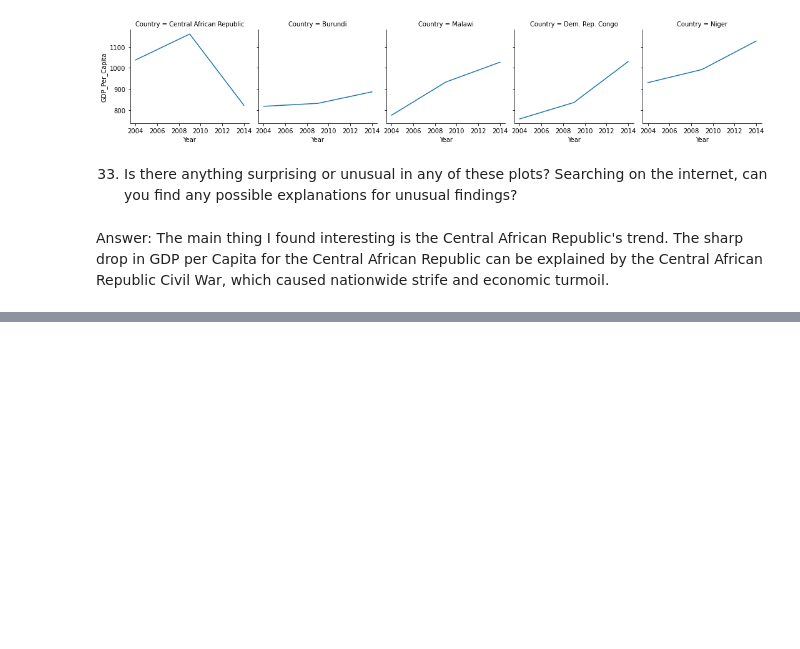
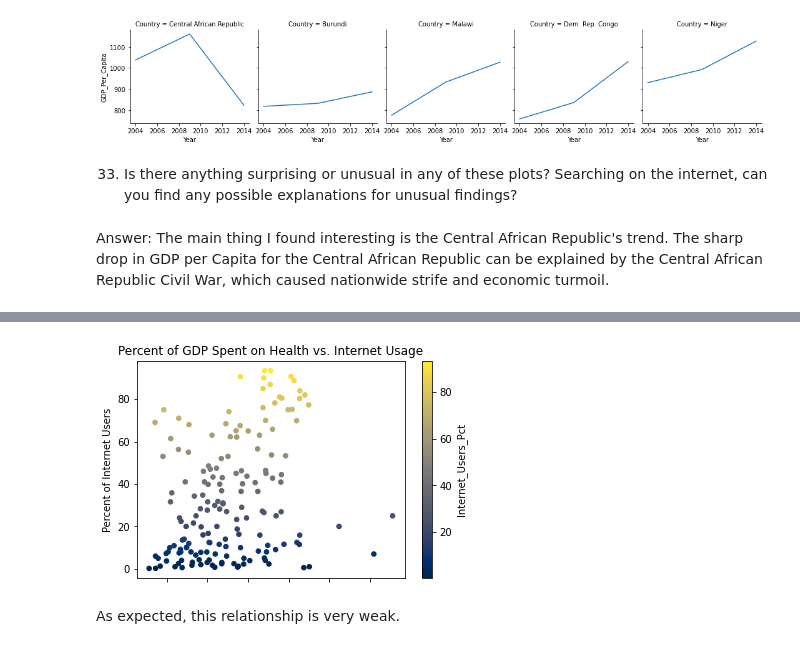
Before and after one commit to chrismack698/gdp-and-internet-usage-chrismack698, a Jupyter notebook: notebook/Python_GDP_Internet_Project.ipynb, the cells around one changed output, grey strips where cells are left out. Saved outputs shown, nothing was run; the diff lists cells and outputs as text; code cells hidden in the pictures; blank space fills up the shorter version.

```diff
--- a/notebook/Python_GDP_Internet_Project.ipynb
+++ b/notebook/Python_GDP_Internet_Project.ipynb
@@ -539,0 +683,13 @@ Answer: The main thing I found interesting is the Central African Republic's tre
+# %%
+health_internet_2010 = gdp_and_internet_use_health[gdp_and_internet_use_health['Year'].isin([2010])]
+health_plot_2010 = health_internet_2010.plot.scatter(x='Health_Pct_GDP',
+                                      y='Internet_Users_Pct',
+                                      c='Internet_Users_Pct',
+                                    colormap='cividis',
+                                    xlabel='Percent of GDP Spent on Health',
+                                    ylabel='Percent of Internet Users',
+                                    title = 'Percent of GDP Spent on Health vs. Internet Usage')
+# %% [output]
+[figure, added]
+# %% [markdown]
+As expected, this relationship is very weak.
```
Also changed, not shown: parts of 21 cells of this notebook, 1 other file.
